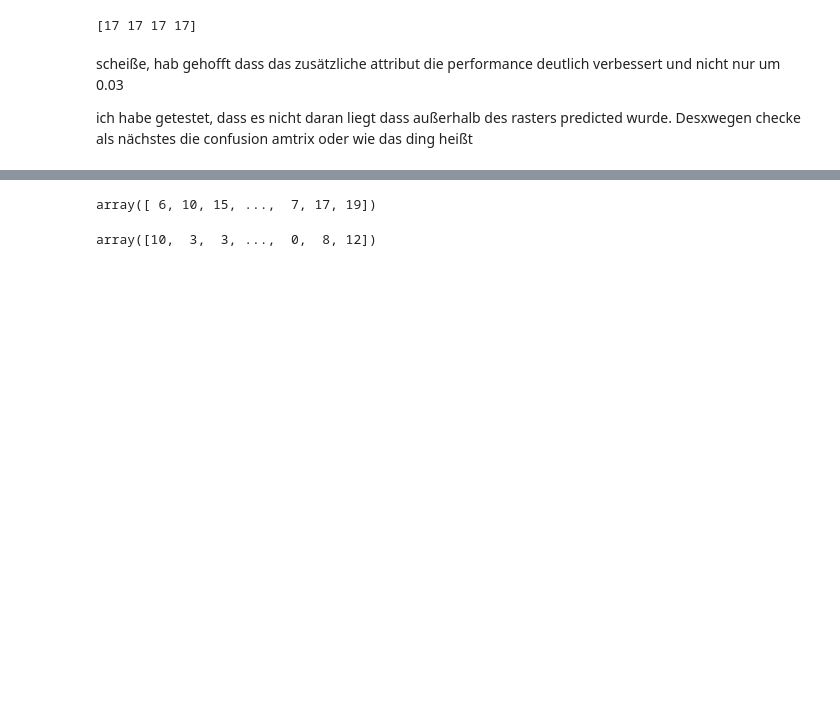
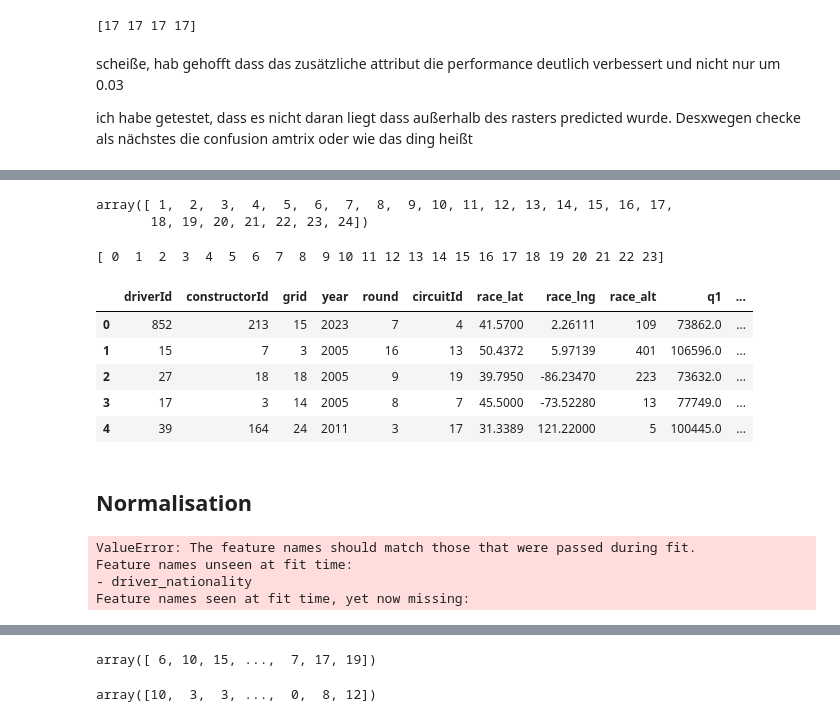
Before and after one commit to fengelnsbauer/ie500-data-mining-group7, a Jupyter notebook: src/model_learning.ipynb, the cells around one changed output, grey strips where cells are left out. Cells and saved outputs as stored; diff of their text form; code cells hidden in the pictures; blank space fills up the shorter version.

```diff
--- a/src/model_learning.ipynb
+++ b/src/model_learning.ipynb
@@ -1647,0 +2023,28 @@ ich habe getestet, dass es nicht daran liegt dass außerhalb des rasters predict
+# %%
+# Füge die Zielvariable zu den Features hinzu
+X_train_2003 = X_train_2003.join(y_train_2003)
+X_test_2003 = X_test_2003.join(y_test_2003)
+
+# Kombiniere die Trainings- und Testdaten
+X_combined = pd.concat([X_train_2003, X_test_2003], keys=['train', 'test'])
+
+# Bestimme die maximale Anzahl an Fahrern pro Jahr
+max_drivers_per_year = X_combined.groupby('year')['positionOrder'].max().reset_index()
+max_drivers_per_year.columns = ['year', 'max_drivers']
+
+# Füge das neue Attribut zu den kombinierten Daten hinzu
+X_combined = pd.merge(X_combined.reset_index(), max_drivers_per_year, on='year', how='left')
+
+# Splitte die kombinierten Daten wieder in Trainings- und Testdatensätze
+X_train_2003 = X_combined[X_combined['level_0'] == 'train'].drop(columns=['level_0', 'level_1']).reset_index(drop=True)
+X_test_2003 = X_combined[X_combined['level_0'] == 'test'].drop(columns=['level_0', 'level_1']).reset_index(drop=True)
+
+# Entferne die 'positionOrder'-Spalte aus den Features
+X_train_2003 = X_train_2003.drop(columns=['positionOrder'])
+X_test_2003 = X_test_2003.drop(columns=['positionOrder'])
+
+# Ausgabe zur Überprüfung
+print("X_train_2003:")
+print(X_train_2003)
+print("\nX_test_2003:")
+print(X_test_2003)
@@ -1647,0 +2071,14 @@ ich habe getestet, dass es nicht daran liegt dass außerhalb des rasters predict
+# %%
+# Encode object columns with OneHotEncoder
+object_columns = X_train_2003.select_dtypes(include=['object']).columns
+
+
+
+from sklearn import preprocessing
+encoderOH = preprocessing.OneHotEncoder()
+encoded_train_2003 = pd.DataFrame(encoderOH.fit_transform(X_train_2003[object_columns]).toarray(), columns=encoderOH.get_feature_names_out(object_columns))
+encoded_test_2003 = pd.DataFrame(encoderOH.transform(X_test_2003[object_columns]).toarray(), columns=encoderOH.get_feature_names_out(object_columns))
+
+# Drop original object columns and join encoded columns
+X_train_2003 = X_train_2003.drop(columns=object_columns).join(encoded_train_2003)
+X_test_2003 = X_test_2003.drop(columns=object_columns).join(encoded_test_2003)
@@ -1647,0 +2118,23 @@ ich habe getestet, dass es nicht daran liegt dass außerhalb des rasters predict
+# %%
+label_encoder.classes_
+# %% [output]
+array([ 1,  2,  3,  4,  5,  6,  7,  8,  9, 10, 11, 12, 13, 14, 15, 16, 17,
+       18, 19, 20, 21, 22, 23, 24])
+# %%
+import numpy as np
+
+unique_values = np.unique(y_train_2003)
+print(unique_values)
+# %% [output]
+[ 0  1  2  3  4  5  6  7  8  9 10 11 12 13 14 15 16 17 18 19 20 21 22 23]
+# %%
+X_test_2003.head()
+# %% [output]
+|  | driverId | constructorId | grid | year | round | circuitId | race_lat | race_lng | race_alt | q1 | ... |
+| 0 | 852 | 213 | 15 | 2023 | 7 | 4 | 41.5700 | 2.26111 | 109 | 73862.0 | ... |
+| 1 | 15 | 7 | 3 | 2005 | 16 | 13 | 50.4372 | 5.97139 | 401 | 106596.0 | ... |
+| 2 | 27 | 18 | 18 | 2005 | 9 | 19 | 39.7950 | -86.23470 | 223 | 73632.0 | ... |
+| 3 | 17 | 3 | 14 | 2005 | 8 | 7 | 45.5000 | -73.52280 | 13 | 77749.0 | ... |
+| 4 | 39 | 164 | 24 | 2011 | 3 | 17 | 31.3389 | 121.22000 | 5 | 100445.0 | ... |
+# %% [markdown]
+## Normalisation
@@ -1647,0 +2159,10 @@ ich habe getestet, dass es nicht daran liegt dass außerhalb des rasters predict
+# %%
+from sklearn.preprocessing import MinMaxScaler, StandardScaler
+min_max_scaler = MinMaxScaler()
+X_train_2003 = min_max_scaler.fit_transform(X_train_2003)
+X_test_2003 = min_max_scaler.transform(X_test_2003)
+# %% [output]
+ValueError: The feature names should match those that were passed during fit.
+Feature names unseen at fit time:
+- driver_nationality
+Feature names seen at fit time, yet now missing:
```
Also changed, not shown: parts of 166 cells of this notebook.
